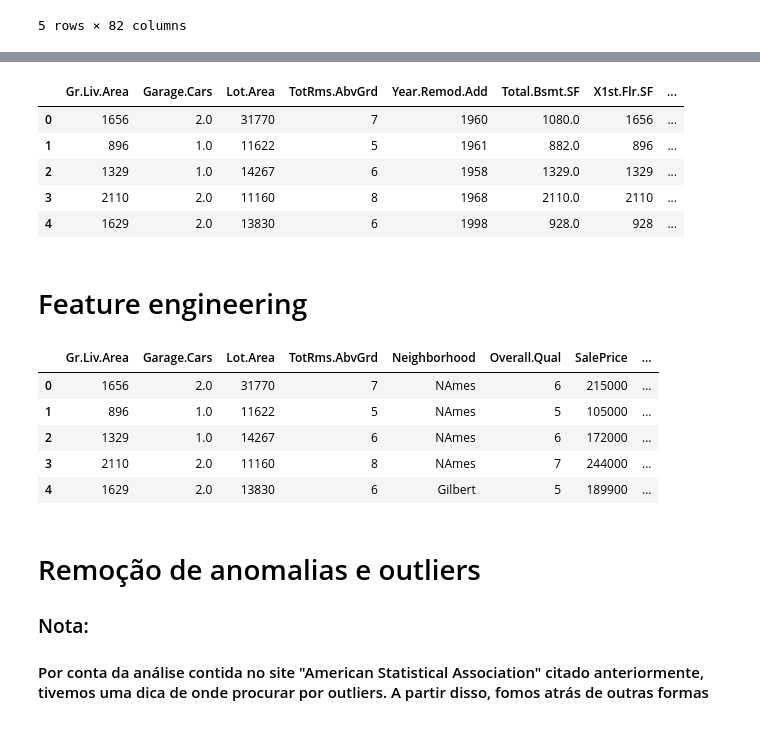
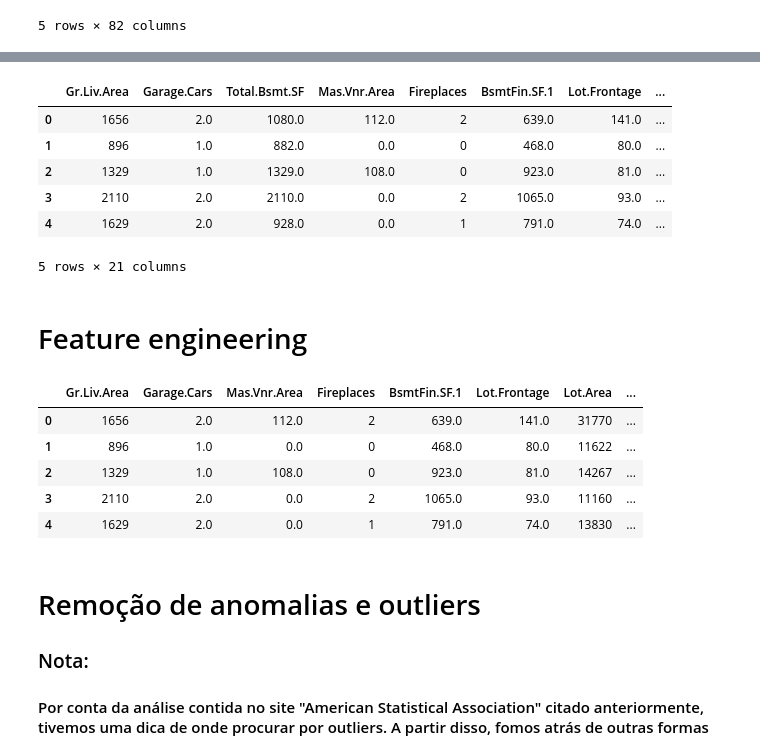
Before and after one commit to luigilopesz/machine-learning-project, a Jupyter notebook: models/project.ipynb, the cells around one changed output, grey strips where cells are left out. Drawn from its saved outputs; the diff is of its cells as text; code cells hidden in the pictures.

```diff
--- a/models/project.ipynb
+++ b/models/project.ipynb
@@ -66,40 +85,47 @@ def filter_data(df: pd.DataFrame) -> pd.DataFrame:
         # Numéricas:
         "Gr.Liv.Area",
         "Garage.Cars",
+        "Total.Bsmt.SF",
+        "Mas.Vnr.Area",
+        "Fireplaces",
+        "BsmtFin.SF.1",
+        "Lot.Frontage",
         "Lot.Area",
         "TotRms.AbvGrd",
         "Year.Remod.Add",
-        "Total.Bsmt.SF",
         "X1st.Flr.SF",
         "X2nd.Flr.SF",
         "Bsmt.Full.Bath",
         "Bsmt.Half.Bath",
         "Full.Bath",
         "Half.Bath",
 
         # Categóricas:
         "Neighborhood",
         "Overall.Qual",
+        "House.Style",
+        "Foundation",
 
         # target:
         "SalePrice"
     ]
 
     filtered_df = df[selected_features]
 
     return filtered_df
 
 
 df = filter_data(df)
 
 df.head()
 # %% [output]
-|  | Gr.Liv.Area | Garage.Cars | Lot.Area | TotRms.AbvGrd | Year.Remod.Add | Total.Bsmt.SF | X1st.Flr.SF | ... |
-| 0 | 1656 | 2.0 | 31770 | 7 | 1960 | 1080.0 | 1656 | ... |
-| 1 | 896 | 1.0 | 11622 | 5 | 1961 | 882.0 | 896 | ... |
-| 2 | 1329 | 1.0 | 14267 | 6 | 1958 | 1329.0 | 1329 | ... |
-| 3 | 2110 | 2.0 | 11160 | 8 | 1968 | 2110.0 | 2110 | ... |
-| 4 | 1629 | 2.0 | 13830 | 6 | 1998 | 928.0 | 928 | ... |
+|  | Gr.Liv.Area | Garage.Cars | Total.Bsmt.SF | Mas.Vnr.Area | Fireplaces | BsmtFin.SF.1 | Lot.Frontage | ... |
+| 0 | 1656 | 2.0 | 1080.0 | 112.0 | 2 | 639.0 | 141.0 | ... |
+| 1 | 896 | 1.0 | 882.0 | 0.0 | 0 | 468.0 | 80.0 | ... |
+| 2 | 1329 | 1.0 | 1329.0 | 108.0 | 0 | 923.0 | 81.0 | ... |
+| 3 | 2110 | 2.0 | 2110.0 | 0.0 | 2 | 1065.0 | 93.0 | ... |
+| 4 | 1629 | 2.0 | 928.0 | 0.0 | 1 | 791.0 | 74.0 | ... |
+5 rows × 21 columns
 # %% [markdown]
 # Feature engineering
 # %%
@@ -143,12 +169,12 @@ def feature_engineering(df: pd.DataFrame) -> pd.DataFrame:
 df = feature_engineering(df)
 df.head()
 # %% [output]
-|  | Gr.Liv.Area | Garage.Cars | Lot.Area | TotRms.AbvGrd | Neighborhood | Overall.Qual | SalePrice | ... |
-| 0 | 1656 | 2.0 | 31770 | 7 | NAmes | 6 | 215000 | ... |
-| 1 | 896 | 1.0 | 11622 | 5 | NAmes | 5 | 105000 | ... |
-| 2 | 1329 | 1.0 | 14267 | 6 | NAmes | 6 | 172000 | ... |
-| 3 | 2110 | 2.0 | 11160 | 8 | NAmes | 7 | 244000 | ... |
-| 4 | 1629 | 2.0 | 13830 | 6 | Gilbert | 5 | 189900 | ... |
+|  | Gr.Liv.Area | Garage.Cars | Mas.Vnr.Area | Fireplaces | BsmtFin.SF.1 | Lot.Frontage | Lot.Area | ... |
+| 0 | 1656 | 2.0 | 112.0 | 2 | 639.0 | 141.0 | 31770 | ... |
+| 1 | 896 | 1.0 | 0.0 | 0 | 468.0 | 80.0 | 11622 | ... |
+| 2 | 1329 | 1.0 | 108.0 | 0 | 923.0 | 81.0 | 14267 | ... |
+| 3 | 2110 | 2.0 | 0.0 | 2 | 1065.0 | 93.0 | 11160 | ... |
+| 4 | 1629 | 2.0 | 0.0 | 1 | 791.0 | 74.0 | 13830 | ... |
 # %% [markdown]
 # Remoção de anomalias e outliers
 
```
Also changed, not shown: parts of 11 cells of this notebook.
